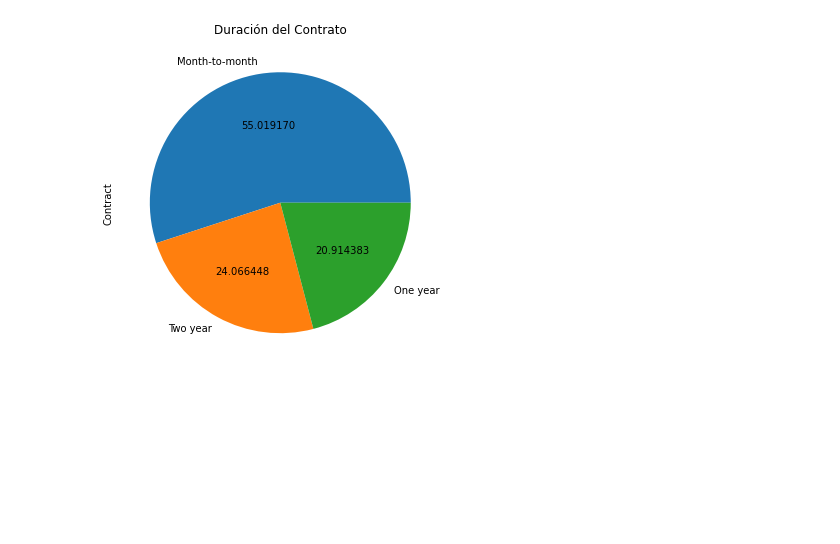
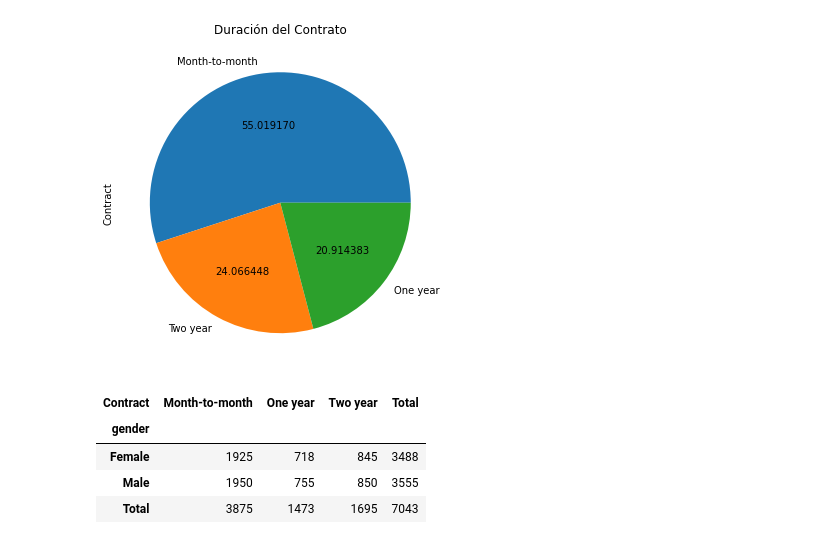
Before and after one commit to MilcaAreliS/proyecto_portafolio, a Jupyter notebook: Notebooks/analisis_inicial.ipynb, the cells around one changed output. Saved outputs shown, nothing was run; the diff lists cells and outputs as text; code cells hidden in the pictures; blank space fills up the shorter version.

```diff
--- a/Notebooks/analisis_inicial.ipynb
+++ b/Notebooks/analisis_inicial.ipynb
@@ -153,0 +156,9 @@ plot = clientes_telecomunicaciones['Contract'].value_counts().plot(kind='pie', a
+# %%
+pd.crosstab(index= clientes_telecomunicaciones['gender'],
+                                    columns= clientes_telecomunicaciones['Contract'], margins= True, margins_name= 'Total')
+# %% [output]
+| Contract | Month-to-month | One year | Two year | Total |
+| gender |  |  |  |  |
+| Female | 1925 | 718 | 845 | 3488 |
+| Male | 1950 | 755 | 850 | 3555 |
+| Total | 3875 | 1473 | 1695 | 7043 |
```
Also changed, not shown: parts of 1 cell of this notebook.
